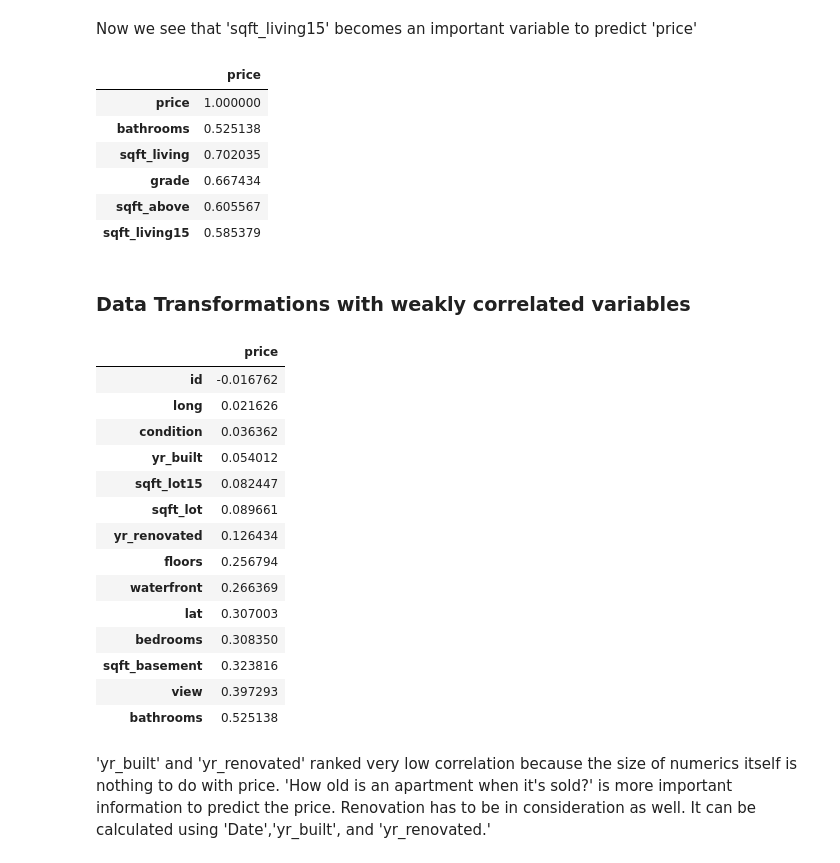
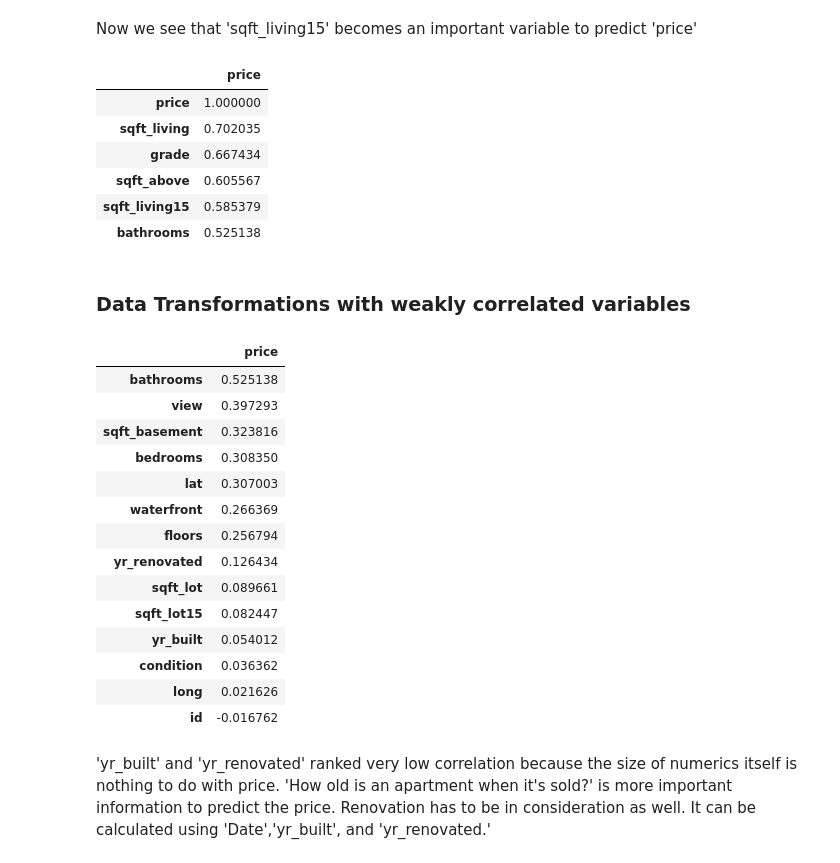
Before and after one commit to larnylopez/STAT-131-Project, a Jupyter notebook: final-checkpoint.ipynb, the cells around one changed output. Cells and saved outputs as stored; diff of their text form; code cells hidden in the pictures.

```diff
--- a/final-checkpoint.ipynb
+++ b/final-checkpoint.ipynb
@@ -133,35 +157,35 @@ df['sqft_lot15'] = df['sqft_lot15'] - df['sqft_lot']
 # %% [markdown]
 Now we see that 'sqft_living15' becomes an important variable to predict 'price'
 # %%
-corrmat.loc[((corrmat.price > 0.4) | (corrmat.price < -0.4)), 'price':'price']
+corrmat.loc[((corrmat.price > 0.4) | (corrmat.price < -0.4)), 'price':'price'].sort_values('price',ascending = False)
 # %% [output]
 |  | price |
 | price | 1.000000 |
-| bathrooms | 0.525138 |
 | sqft_living | 0.702035 |
 | grade | 0.667434 |
 | sqft_above | 0.605567 |
 | sqft_living15 | 0.585379 |
+| bathrooms | 0.525138 |
 # %% [markdown]
 ### Data Transformations with weakly correlated variables
 # %%
-corrmat.loc[:,'price':'price'].sort_values('price').iloc[1:15,:]
+corrmat.loc[:,'price':'price'].sort_values('price').iloc[1:15,:].sort_values('price', ascending = False)
 # %% [output]
 |  | price |
+| bathrooms | 0.525138 |
+| view | 0.397293 |
+| sqft_basement | 0.323816 |
+| bedrooms | 0.308350 |
+| lat | 0.307003 |
+| waterfront | 0.266369 |
+| floors | 0.256794 |
+| yr_renovated | 0.126434 |
+| sqft_lot | 0.089661 |
+| sqft_lot15 | 0.082447 |
+| yr_built | 0.054012 |
+| condition | 0.036362 |
+| long | 0.021626 |
 | id | -0.016762 |
-| long | 0.021626 |
-| condition | 0.036362 |
-| yr_built | 0.054012 |
-| sqft_lot15 | 0.082447 |
-| sqft_lot | 0.089661 |
-| yr_renovated | 0.126434 |
-| floors | 0.256794 |
-| waterfront | 0.266369 |
-| lat | 0.307003 |
-| bedrooms | 0.308350 |
-| sqft_basement | 0.323816 |
-| view | 0.397293 |
-| bathrooms | 0.525138 |
 # %% [markdown]
 'yr_built' and 'yr_renovated' ranked very low correlation because the size of numerics itself is nothing to do with price. 'How old is an apartment when it's sold?' is more important information to predict the price. Renovation has to be in consideration as well. It can be calculated using 'Date','yr_built', and 'yr_renovated.'
 # %%
```
Also changed, not shown: parts of 15 cells of this notebook.
